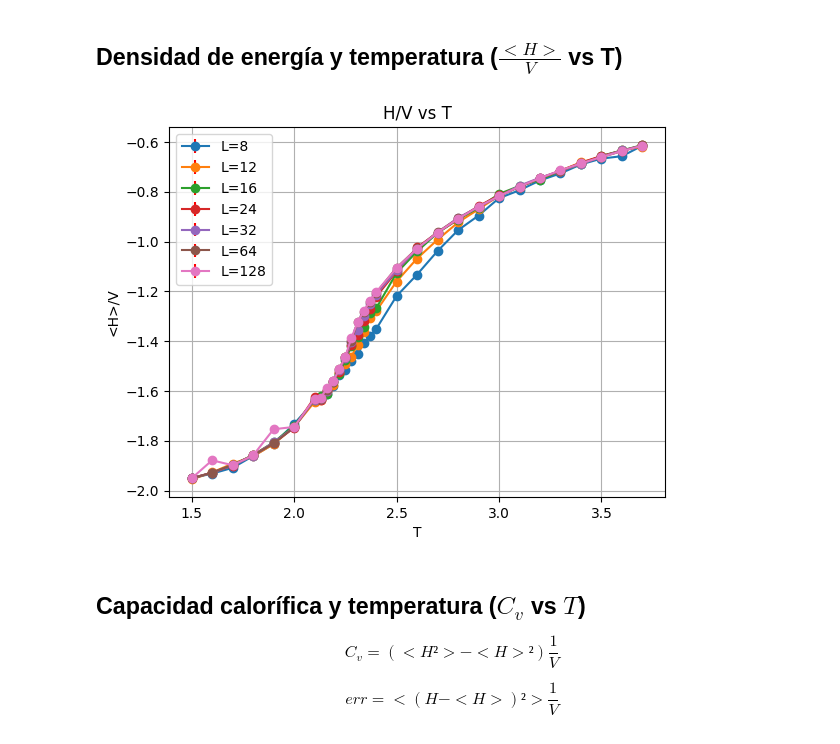
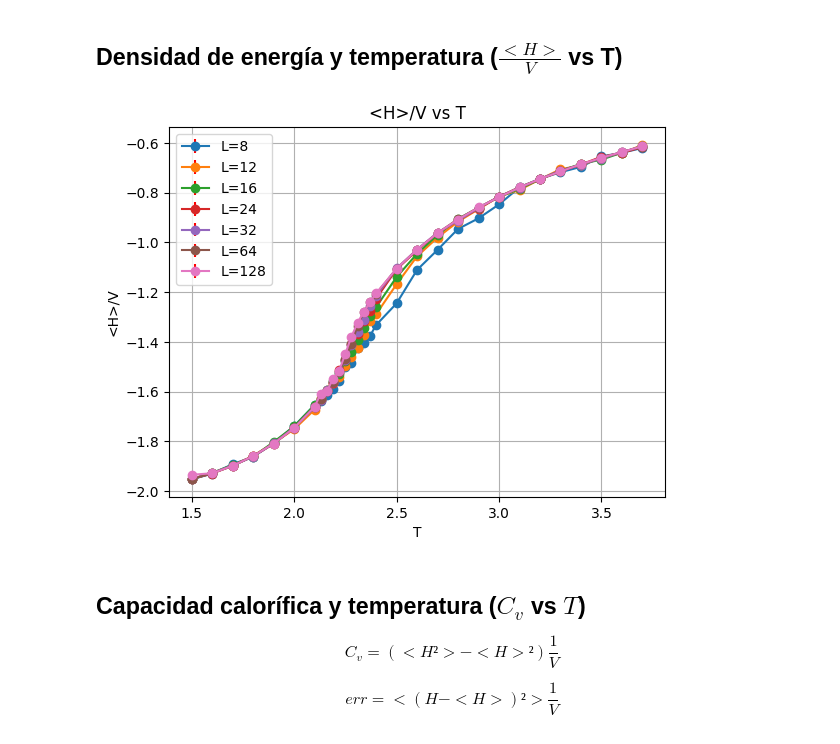
Before and after one commit to SoyAgustin/QF-Path-Integral, a Jupyter notebook: Notebooks_Py/ising.ipynb, the cells around one changed output. Saved outputs shown, nothing was run; the diff lists cells and outputs as text; code cells hidden in the pictures.

```diff
--- a/Notebooks_Py/ising.ipynb
+++ b/Notebooks_Py/ising.ipynb
@@ -49,7 +49,7 @@ def plot_full_cold_hot(T,L):
 # %%
 def info_dict(T,L,start = "hot"):
 
-    df = pd.read_csv(f'./Datos/Ising/ising_2d_hot_t{T}_{L}.csv') if start=="hot" else pd.read_csv(f'./Datos/Ising/ising_2d_cold_t{T}_{L}.csv')
+    df = pd.read_csv(f'./Datos/Ising/ising_2d_hot_t{T:.2f}_{L}.csv') if start=="hot" else pd.read_csv(f'./Datos/Ising/ising_2d_cold_t{T:.2f}_{L}.csv')
     H = df["H_t"].dropna()
     M = df["M_t"].dropna()
 
@@ -83,9 +83,9 @@ def L_arrays(L,T_min = 1.5,T_max = 3.8):
     fine_T_max = 2.4
     fine_step = 0.03
 
-    T_values1 = np.arange(T_min,fine_T_min,0.1).round(1)
+    T_values1 = np.arange(T_min,fine_T_min,0.1).round(2)
     T_values2 = np.arange(fine_T_min,fine_T_max+fine_step,fine_step).round(2)
-    T_values3 = np.arange(fine_T_max+0.1,T_max+0.1,0.1).round(1)
+    T_values3 = np.arange(fine_T_max+0.1,T_max+0.1,0.1).round(2)
 
     T_values = np.concatenate((T_values1,T_values2,T_values3))
     T_values = np.unique(T_values)
@@ -143,30 +143,30 @@ for T in T_values:
 # %%
 L_values = [8,12,16,24,32,64,128]
 
 T_i = 1.5
 T_f = 3.8
 
-plt.title("H/V vs T")
+plt.title("<H>/V vs T")
 plt.grid()
 plt.xlabel("T")
 plt.ylabel("<H>/V")
 
 for L in L_values:
     dic = L_arrays(L)
 
     x = dic["T"].tolist()
     t_i = x.index(T_i)
     t_f = x.index(T_f)
 
     y = dic["H"]
     yerr = dic["stderr_H"]
 
     plt.errorbar(x[t_i:t_f],y[t_i:t_f],yerr[t_i:t_f],marker="o",ls="-",ecolor="r",label=f"{L=}")
 
 plt.legend()
 plt.show()
 # %% [output]
-[figure, old version]
+[figure, new version]
 # %% [markdown]
 ## Capacidad calorífica y temperatura ($C_v$ vs $T$)
 
```
Also changed, not shown: parts of 6 cells of this notebook, 1 other file.
